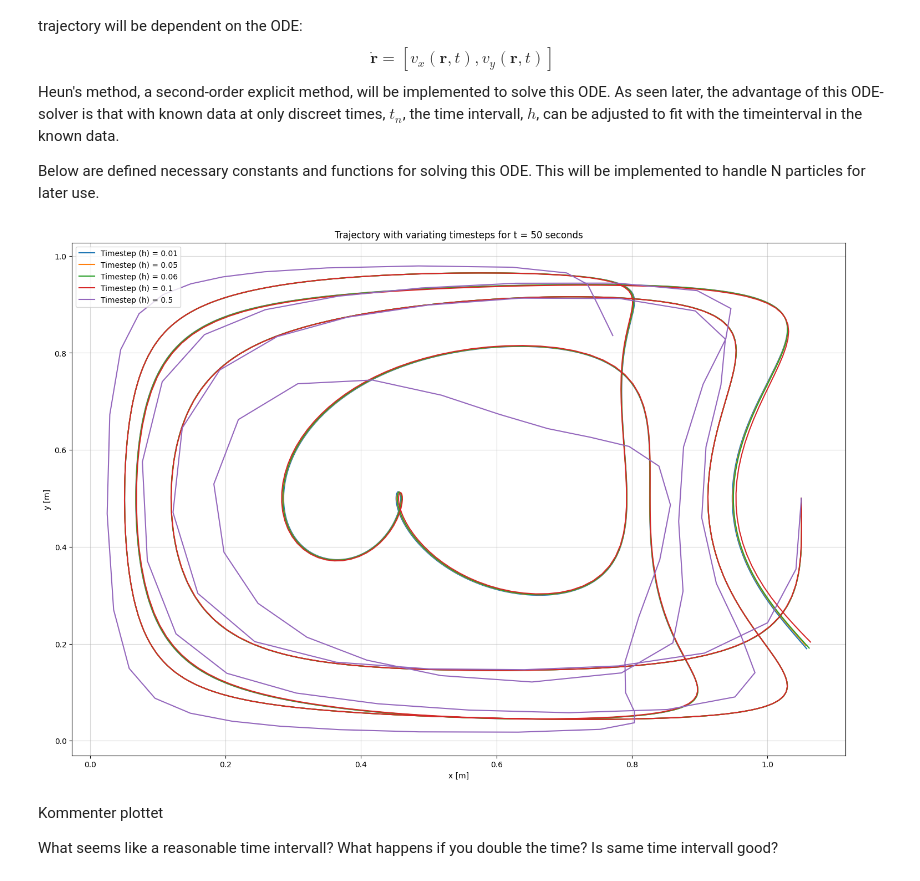
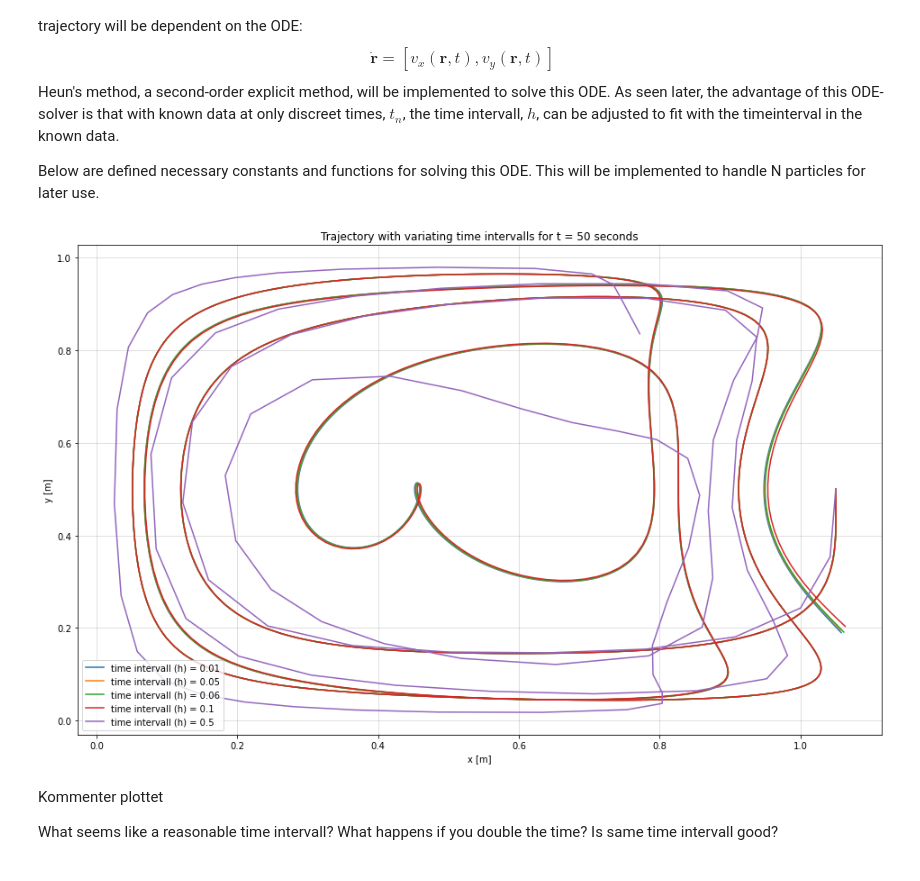
Before and after one commit to petmil123/vitberkrigerene, a Jupyter notebook: tekfysprosjekt/innlevering.ipynb, the cells around one changed output. Drawn from its saved outputs; the diff is of its cells as text; code cells hidden in the pictures.

```diff
--- a/tekfysprosjekt/innlevering.ipynb
+++ b/tekfysprosjekt/innlevering.ipynb
@@ -81,35 +81,36 @@ def Heun(h, tEnd, initPos, f):
     for i in range(1, len(t)):
         coordI = coordArr[:,:,i-1]
         ti = t[i-1]
         k1 = f(coordI, ti)
 
         tempCoord = coordI + k1*h
 
         k2 = f(tempCoord, ti + h)
 
         coordArr[:,:,i] = coordI +h/2*(k1 + k2)
 
     return coordArr
 
 # Plot the trajectory of mulitple particles with variating time intervalls
-plt.figure(figsize=(18, 12))
+plt.figure(figsize=(16, 10))
 plt.title("Trajectory with variating time intervalls for t = 50 seconds")
 plt.xlabel("x [m]")
 plt.ylabel("y [m]")
 
+# Initialise startposition
 pos0 = np.zeros((2,1))
 pos0[0:,] = 1.05
 pos0[1:,] = 0.5
 
 hVals = [0.01, 0.05, 0.06, 0.1, 0.5]
 
 for h in hVals:
      trajectory = Heun(h, 50, pos0, ODE)
      plt.plot(trajectory[0,0,:], trajectory[1,0,:], label = f"time intervall (h) = {h}")
      plt.grid(alpha=0.5)
      plt.legend()
 # %% [output]
-[figure, old version]
+[figure, new version]
 # %% [markdown]
 Kommenter plottet
 
```
Also changed, not shown: parts of 2 cells of this notebook.
